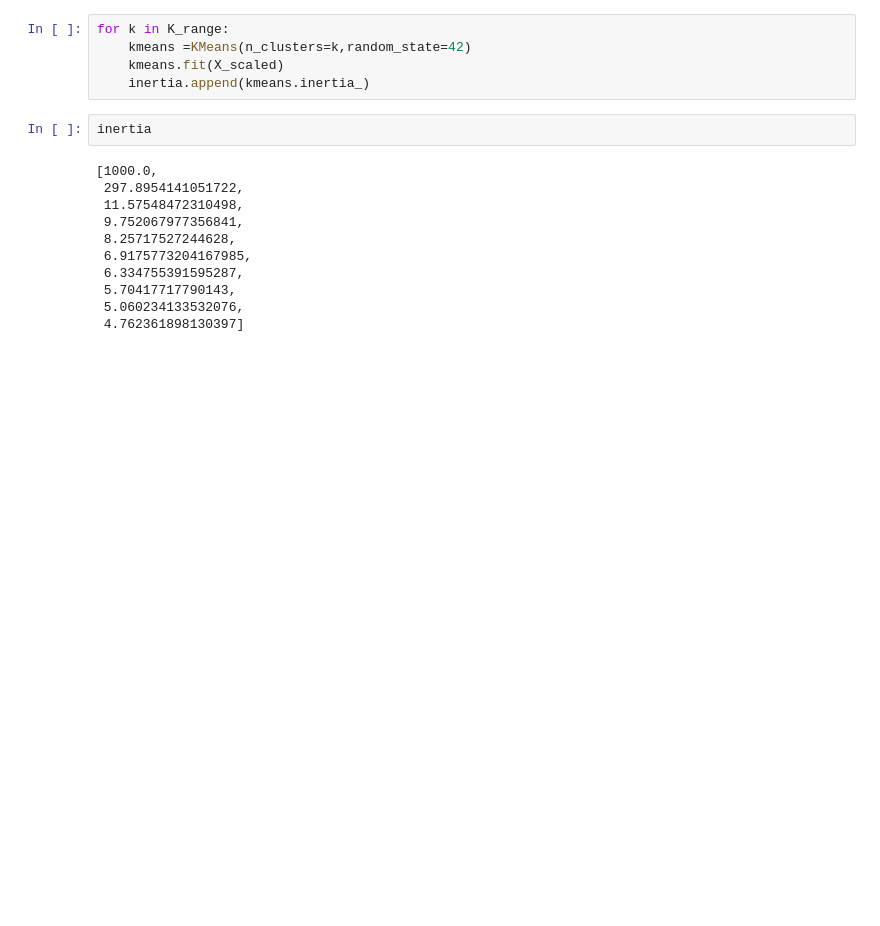
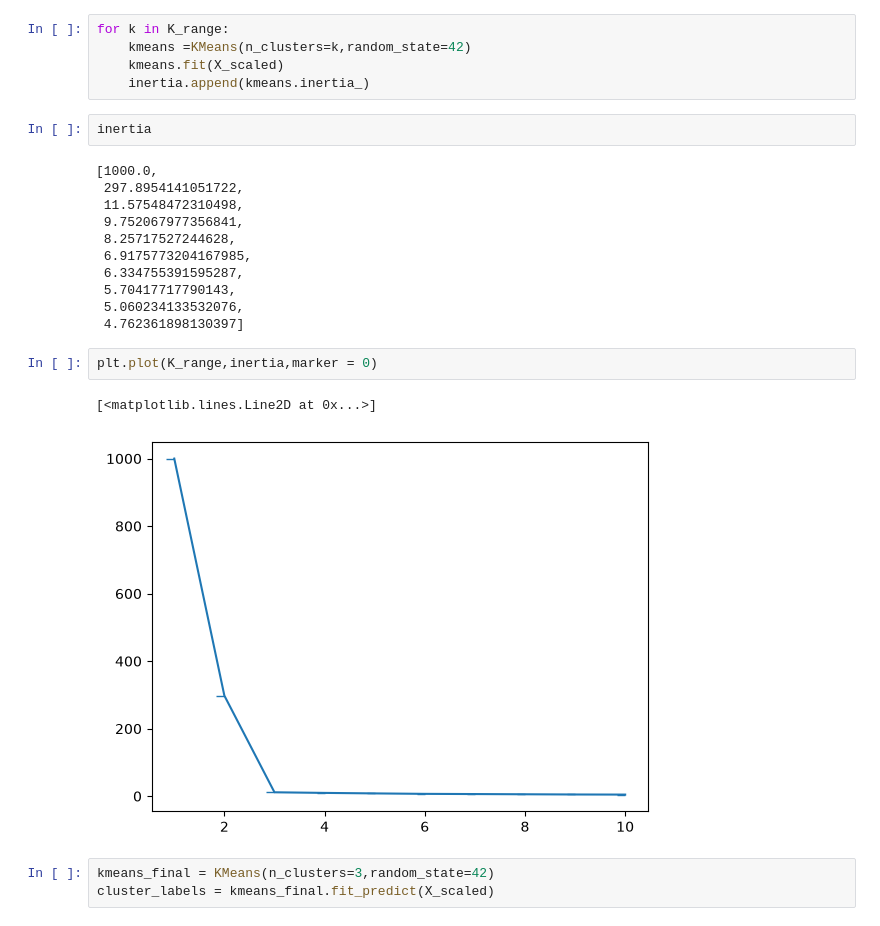
Before and after one commit to FaisalMahmudArzu/Machine-Learning-and-Analysis, a Jupyter notebook: KmeansClustering.ipynb, the cells around one changed output. Drawn from its saved outputs; the diff is of its cells as text; blank space fills up the shorter version.

```diff
--- a/KmeansClustering.ipynb
+++ b/KmeansClustering.ipynb
@@ -48,3 +48,11 @@ inertia
  5.70417717790143,
  5.060234133532076,
  4.762361898130397]
+# %%
+plt.plot(K_range,inertia,marker = 0)
+# %% [output]
+[<matplotlib.lines.Line2D at 0x...>]
+[figure, added]
+# %%
+kmeans_final = KMeans(n_clusters=3,random_state=42)
+cluster_labels = kmeans_final.fit_predict(X_scaled)
```
Also changed, not shown: parts of 10 cells of this notebook, 1 other file.
